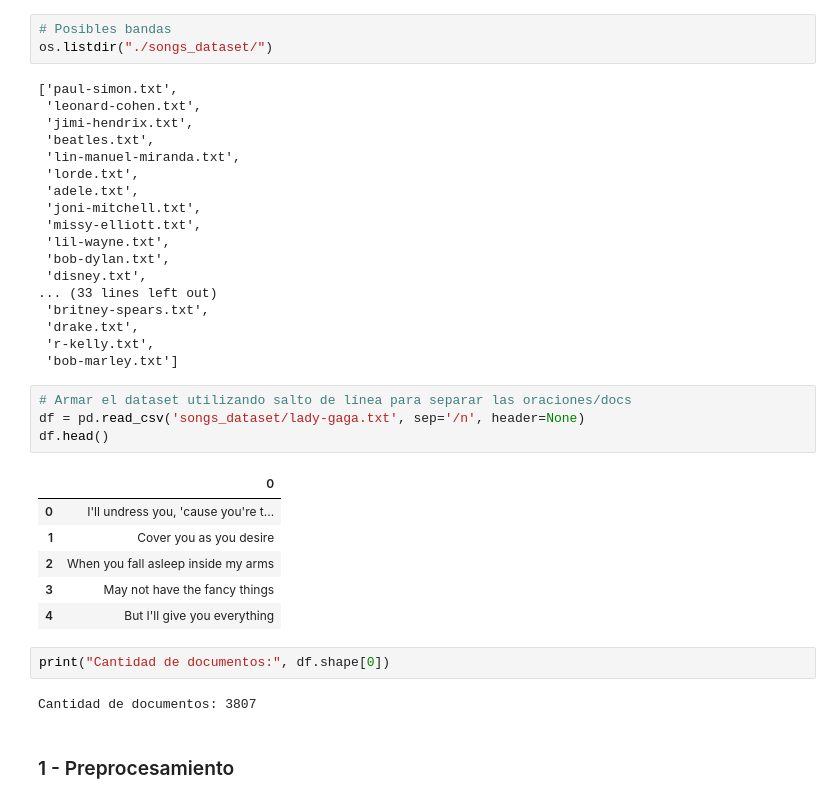
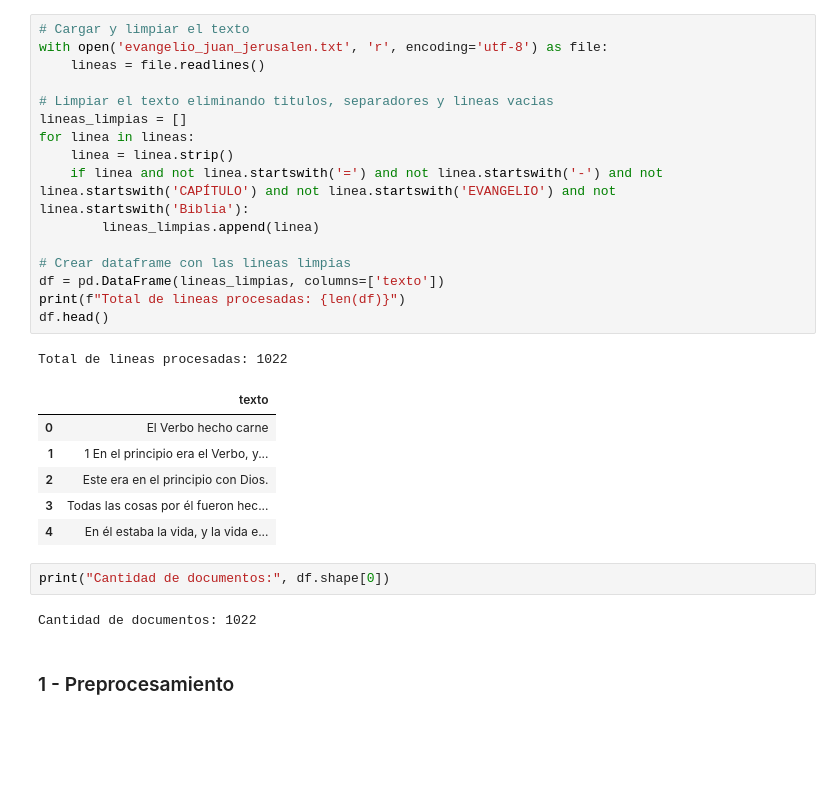
Before and after one commit to RodrigoGoni/customs_embeddings, a Jupyter notebook: main.ipynb, the cells around one changed output. Saved outputs shown, nothing was run; the diff lists cells and outputs as text; blank space fills up the shorter version.

Commit message:
evaluacion del evangelio de juan

```diff
--- a/main.ipynb
+++ b/main.ipynb
@@ -51,38 +31,30 @@ Downloaded: 1 files, 2,0M in 2,7s (738 KB/s)
-# %%
-# Posibles bandas
-os.listdir("./songs_dataset/")
-# %% [output]
-['paul-simon.txt',
- 'leonard-cohen.txt',
- 'jimi-hendrix.txt',
- 'beatles.txt',
- 'lin-manuel-miranda.txt',
- 'lorde.txt',
- 'adele.txt',
- 'joni-mitchell.txt',
- 'missy-elliott.txt',
- 'lil-wayne.txt',
- 'bob-dylan.txt',
- 'disney.txt',
-... (33 lines left out)
- 'britney-spears.txt',
- 'drake.txt',
- 'r-kelly.txt',
- 'bob-marley.txt']
-# %%
-# Armar el dataset utilizando salto de línea para separar las oraciones/docs
-df = pd.read_csv('songs_dataset/lady-gaga.txt', sep='/n', header=None)
-df.head()
-# %% [output]
-|  | 0 |
-| 0 | I'll undress you, 'cause you're t... |
-| 1 | Cover you as you desire |
-| 2 | When you fall asleep inside my arms |
-| 3 | May not have the fancy things |
-| 4 | But I'll give you everything |
+# %%
+# Cargar y limpiar el texto
+with open('evangelio_juan_jerusalen.txt', 'r', encoding='utf-8') as file:
+    lineas = file.readlines()
+
+# Limpiar el texto eliminando titulos, separadores y lineas vacias
+lineas_limpias = []
+for linea in lineas:
+    linea = linea.strip()
+    if linea and not linea.startswith('=') and not linea.startswith('-') and not linea.startswith('CAPÍTULO') and not linea.startswith('EVANGELIO') and not linea.startswith('Biblia'):
+        lineas_limpias.append(linea)
+
+# Crear dataframe con las lineas limpias
+df = pd.DataFrame(lineas_limpias, columns=['texto'])
+print(f"Total de lineas procesadas: {len(df)}")
+df.head()
+# %% [output]
+Total de lineas procesadas: 1022
+|  | texto |
+| 0 | El Verbo hecho carne |
+| 1 | 1 En el principio era el Verbo, y... |
+| 2 | Este era en el principio con Dios. |
+| 3 | Todas las cosas por él fueron hec... |
+| 4 | En él estaba la vida, y la vida e... |
 # %%
 print("Cantidad de documentos:", df.shape[0])
 # %% [output]
-Cantidad de documentos: 3807
+Cantidad de documentos: 1022
 # %% [markdown]
 ### 1 - Preprocesamiento
```
Also changed, not shown: parts of 48 cells of this notebook, 5 other files.
